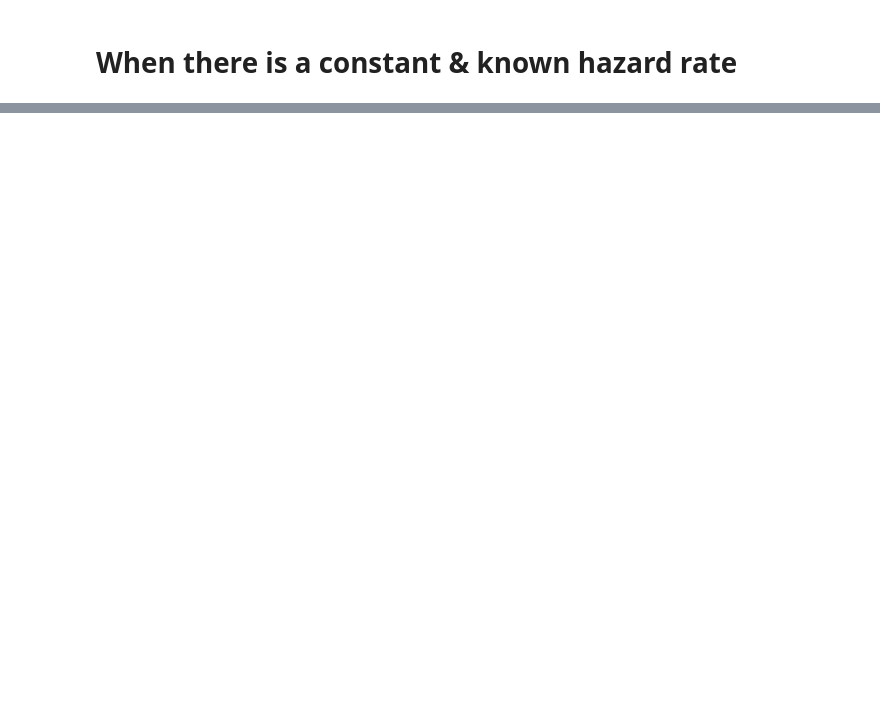
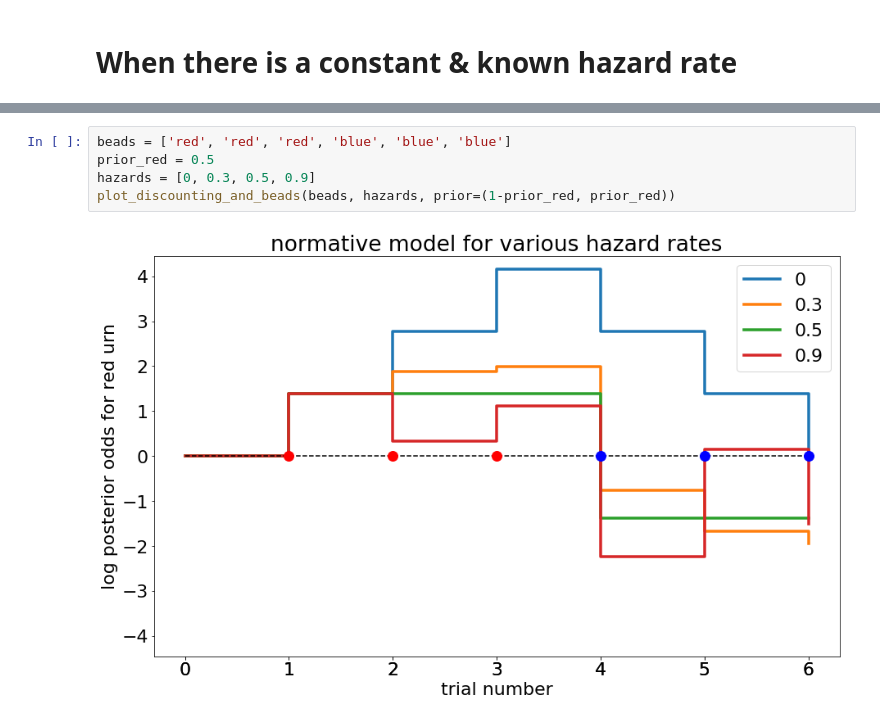
Before and after one commit to TheGoldLab/Lab_Tutorials, a Jupyter notebook: normative_2AFC/Normative 2AFC Decision-Making.ipynb, the cells around one changed output, grey strips where cells are left out. Drawn from its saved outputs; the diff is of its cells as text; blank space fills up the shorter version.

```diff
--- a/normative_2AFC/Normative 2AFC Decision-Making.ipynb
+++ b/normative_2AFC/Normative 2AFC Decision-Making.ipynb
@@ -96,0 +312,7 @@ plot_posterior_and_beads(beads, (1-pred, pred))
+# %%
+beads = ['red', 'red', 'red', 'blue', 'blue', 'blue']
+prior_red = 0.5
+hazards = [0, 0.3, 0.5, 0.9]
+plot_discounting_and_beads(beads, hazards, prior=(1-prior_red, prior_red))
+# %% [output]
+[figure, added]
```
Also changed, not shown: parts of 14 cells of this notebook.
